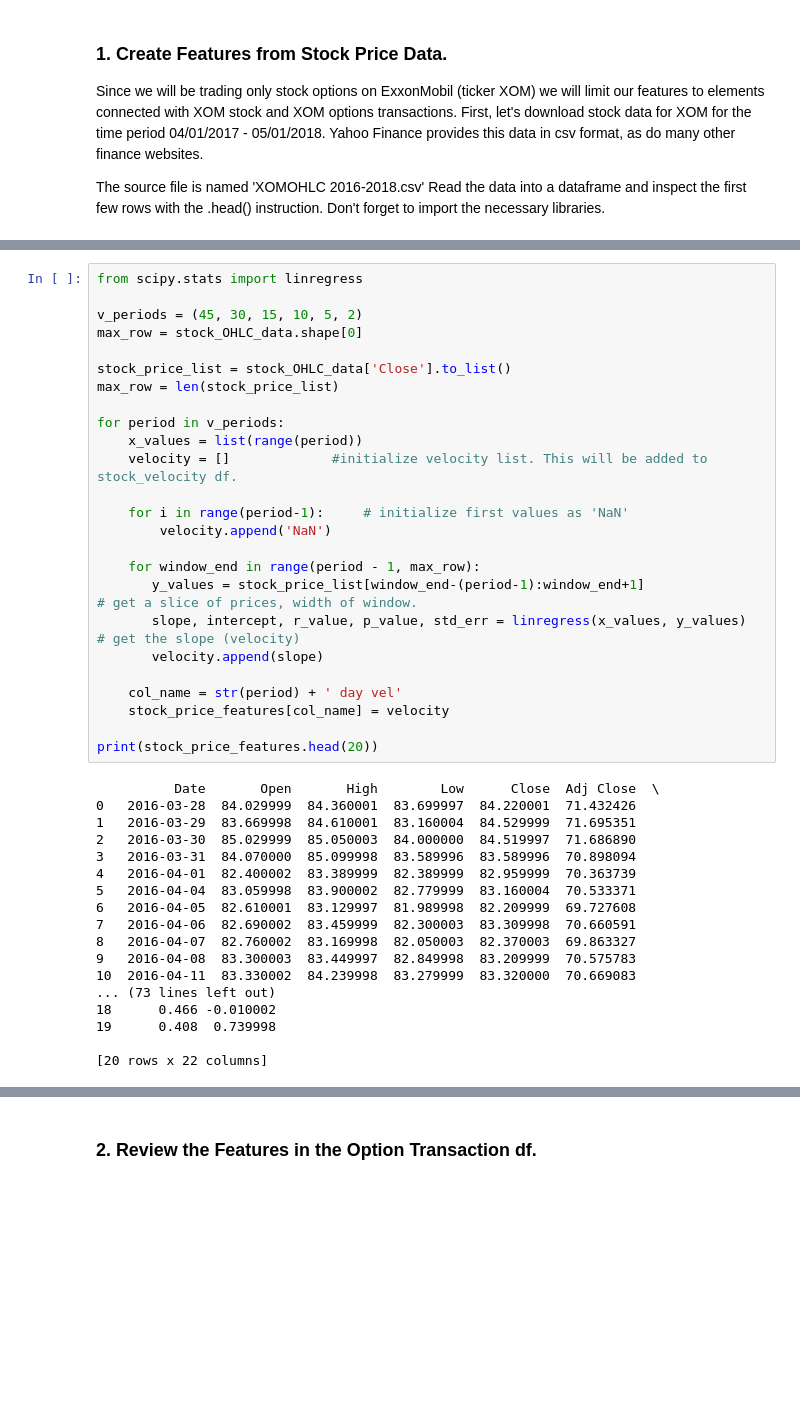
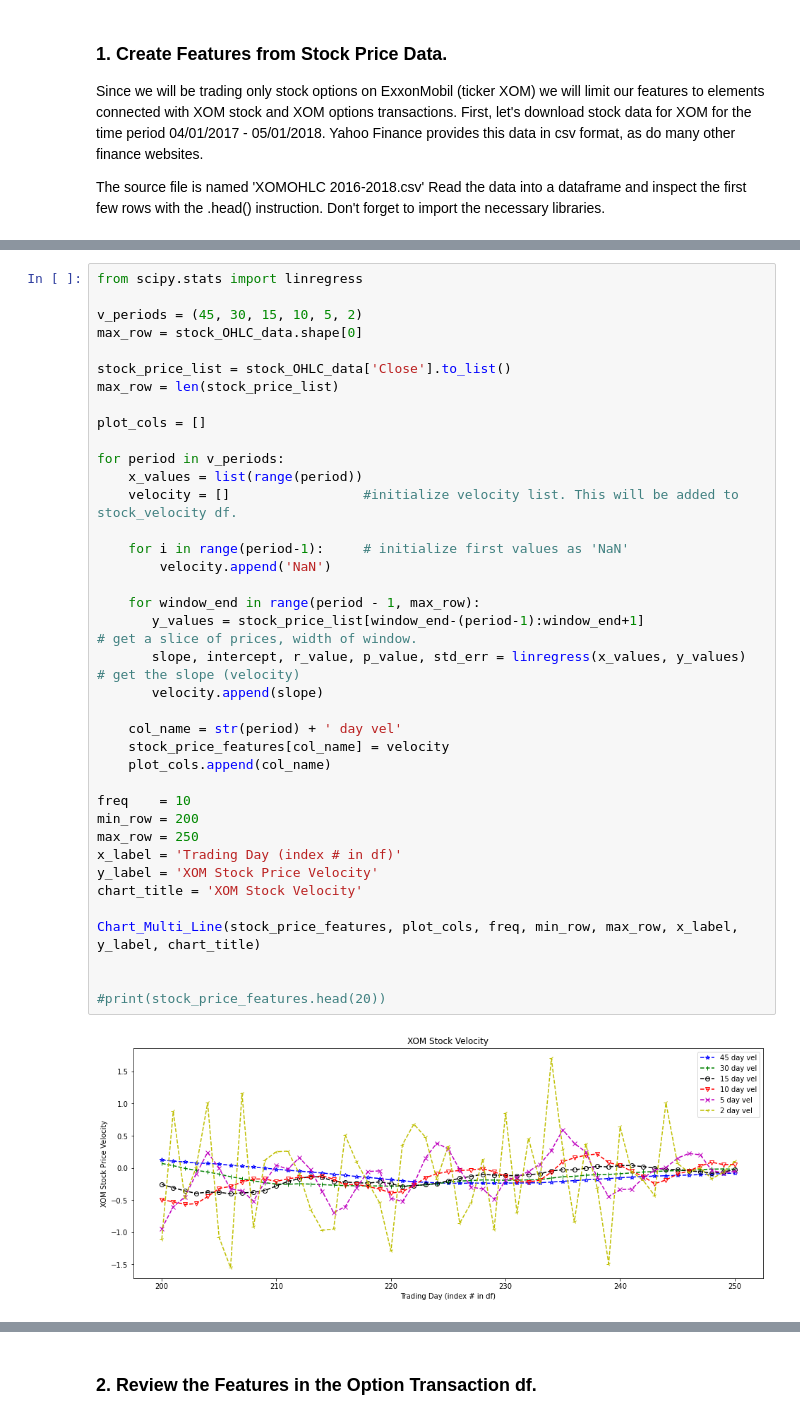
Before and after one commit to CajunCal/OptionTradingNotebooksXOM, a Jupyter notebook: OptionTradingFeatures.ipynb, the cells around one changed output, grey strips where cells are left out. Drawn from its saved outputs; the diff is of its cells as text; blank space fills up the shorter version.

```diff
--- a/OptionTradingFeatures.ipynb
+++ b/OptionTradingFeatures.ipynb
@@ -199,46 +210,43 @@ Qestions:
 # %%
 from scipy.stats import linregress
 
 v_periods = (45, 30, 15, 10, 5, 2)
 max_row = stock_OHLC_data.shape[0]
 
 stock_price_list = stock_OHLC_data['Close'].to_list()
 max_row = len(stock_price_list)
 
+plot_cols = []
+
 for period in v_periods:
     x_values = list(range(period))
-    velocity = []             #initialize velocity list. This will be added to stock_velocity df.
+    velocity = []                 #initialize velocity list. This will be added to stock_velocity df.
 
     for i in range(period-1):     # initialize first values as 'NaN'
         velocity.append('NaN')
 
     for window_end in range(period - 1, max_row):
        y_values = stock_price_list[window_end-(period-1):window_end+1]               # get a slice of prices, width of window.
        slope, intercept, r_value, p_value, std_err = linregress(x_values, y_values)  # get the slope (velocity)
        velocity.append(slope)
 
     col_name = str(period) + ' day vel'
     stock_price_features[col_name] = velocity
+    plot_cols.append(col_name)
 
-print(stock_price_features.head(20))
+freq    = 10
+min_row = 200
+max_row = 250
+x_label = 'Trading Day (index # in df)'
+y_label = 'XOM Stock Price Velocity'
+chart_title = 'XOM Stock Velocity'
+
+Chart_Multi_Line(stock_price_features, plot_cols, freq, min_row, max_row, x_label, y_label, chart_title)
+
+
+#print(stock_price_features.head(20))
 # %% [output]
-          Date       Open       High        Low      Close  Adj Close  \
-0   2016-03-28  84.029999  84.360001  83.699997  84.220001  71.432426
-1   2016-03-29  83.669998  84.610001  83.160004  84.529999  71.695351
-2   2016-03-30  85.029999  85.050003  84.000000  84.519997  71.686890
-3   2016-03-31  84.070000  85.099998  83.589996  83.589996  70.898094
-4   2016-04-01  82.400002  83.389999  82.389999  82.959999  70.363739
-5   2016-04-04  83.059998  83.900002  82.779999  83.160004  70.533371
-6   2016-04-05  82.610001  83.129997  81.989998  82.209999  69.727608
-7   2016-04-06  82.690002  83.459999  82.300003  83.309998  70.660591
-8   2016-04-07  82.760002  83.169998  82.050003  82.370003  69.863327
-9   2016-04-08  83.300003  83.449997  82.849998  83.209999  70.575783
-10  2016-04-11  83.330002  84.239998  83.279999  83.320000  70.669083
-... (73 lines left out)
-18      0.466 -0.010002
-19      0.408  0.739998
-
-[20 rows x 22 columns]
+[figure, added]
 # %% [markdown]
 Remember we mentioned two features which are exceptions to the 45 day stock prices. They are:
 
```
Also changed, not shown: parts of 15 cells of this notebook.
